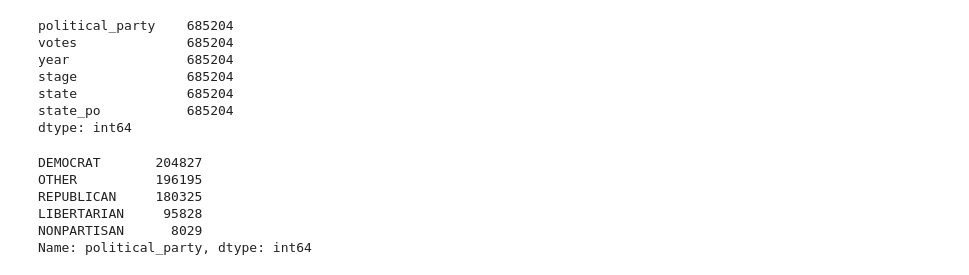
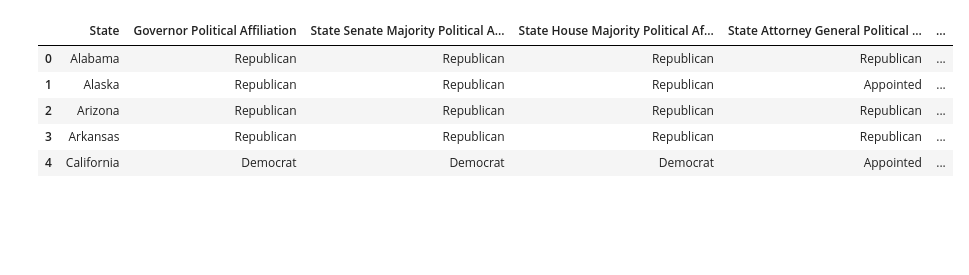
Before and after one commit to bfraser4/Project-3-Gun-Incidents, a Jupyter notebook: Resources/election_data.ipynb, the cells around one changed output. Saved outputs shown, nothing was run; the diff lists cells and outputs as text; code cells hidden in the pictures; blank space fills up the shorter version.

```diff
--- a/Resources/election_data.ipynb
+++ b/Resources/election_data.ipynb
@@ -26,2 +20,10 @@ df.head()
 # %%
-df.rename(columns={'party_simplified':'political_party'}, inplace=True)
+df.rename(columns={'Location':'State'}, inplace=True)
+df.head()
+# %% [output]
+|  | State | Governor Political Affiliation | State Senate Majority Political A... | State House Majority Political Af... | State Attorney General Political ... | ... |
+| 0 | Alabama | Republican | Republican | Republican | Republican | ... |
+| 1 | Alaska | Republican | Republican | Republican | Appointed | ... |
+| 2 | Arizona | Republican | Republican | Republican | Republican | ... |
+| 3 | Arkansas | Republican | Republican | Republican | Republican | ... |
+| 4 | California | Democrat | Democrat | Democrat | Appointed | ... |
@@ -30,19 +29,0 @@ data_df = df.dropna(how='any')
-# %%
-data_df.count()
-# %% [output]
-political_party    685204
-votes              685204
-year               685204
-stage              685204
-state              685204
-state_po           685204
-dtype: int64
-# %%
-data_df["political_party"].value_counts()
-# %% [output]
-DEMOCRAT       204827
-OTHER          196195
-REPUBLICAN     180325
-LIBERTARIAN     95828
-NONPARTISAN      8029
-Name: political_party, dtype: int64
```
Also changed, not shown: parts of 10 cells of this notebook, 6 other files.
